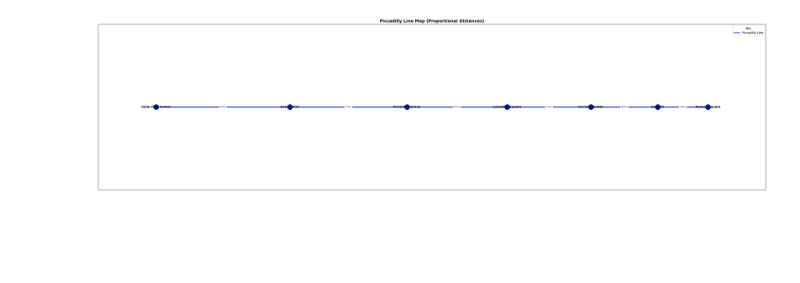
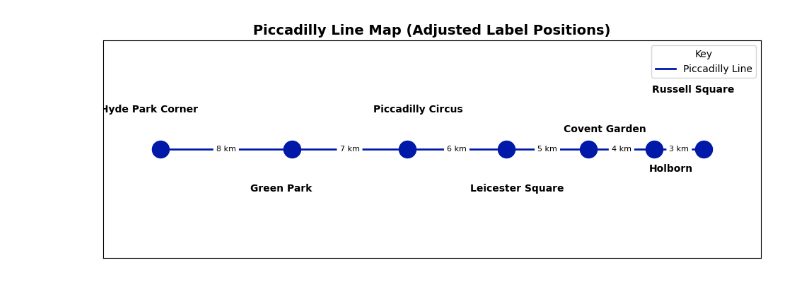
Before and after one commit to vutranquangminh/datavisualization, a Jupyter notebook: fake.ipynb, the cells around one changed output. Saved outputs shown, nothing was run; the diff lists cells and outputs as text; code cells hidden in the pictures; blank space fills up the shorter version.

```diff
--- a/fake.ipynb
+++ b/fake.ipynb
@@ -33,6 +33,23 @@ stations = {
     "Russell Square": (normalized_distances[6], 0.0),
 }
 
+# Custom label offsets (dx, dy) for each station
+label_offsets = {
+    "Hyde Park Corner": (-0.02, 0.02),
+    "Green Park": (-0.02, -0.02),
+    "Piccadilly Circus": (0.02, 0.02),
+    "Leicester Square": (0.02, -0.02),
+    "Covent Garden": (0.03, 0.01),
+    "Holborn": (0.03, -0.01),
+    "Russell Square": (-0.02, 0.03),
+}
+
+# Adjust label positions
+adjusted_positions = {}
+for station, pos in stations.items():
+    offset = label_offsets.get(station, (0, 0))
+    adjusted_positions[station] = (pos[0] + offset[0], pos[1] + offset[1])
+
 # ------------------- Graph Data Preparation -------------------
 G = nx.Graph()
 
@@ -45,35 +62,35 @@ color_mapping = "#0019A8"
 for (station1, station2), distance in distances.items():
     G.add_edge(station1, station2, weight=distance, color=color_mapping)
 
 # ------------------- Graph Visualization -------------------
-plt.figure(figsize=(40, 10))  # Adjust figure size for a horizontal layout
+plt.figure(figsize=(12, 4))  # Adjust figure size for a horizontal layout
 
 positions = nx.get_node_attributes(G, 'pos')
 edge_labels = {(u, v): f"{d['weight']} km" for u, v, d in G.edges(data=True)}
 edge_colors = [d['color'] for _, _, d in G.edges(data=True)]
 
 # Draw nodes
 nx.draw_networkx_nodes(G, pos=positions, node_size=300, node_color=color_mapping)
 
 # Draw edges
 nx.draw_networkx_edges(G, pos=positions, edge_color=edge_colors, width=2)
 
-# Draw labels for nodes
-nx.draw_networkx_labels(G, pos=positions, font_size=10, font_weight='bold')
+# Draw station labels with adjusted positions
+nx.draw_networkx_labels(G, pos=adjusted_positions, font_size=10, font_weight='bold')
 
 # Draw edge labels (distances)
 nx.draw_networkx_edge_labels(G, pos=positions, edge_labels=edge_labels, font_size=8)
 
 # Add legend
 legend_elements = [
     plt.Line2D([0], [0], color=color_mapping, lw=2, label='Piccadilly Line')
 ]
 plt.legend(handles=legend_elements, loc='upper right', fontsize=10, frameon=True, title="Key")
 
 # Add title
-plt.title("Piccadilly Line Map (Proportional Distances)", fontsize=14, fontweight='bold')
+plt.title("Piccadilly Line Map (Adjusted Label Positions)", fontsize=14, fontweight='bold')
 
 # Show the plot
 plt.show()
 # %% [output]
-[figure, old version]
+[figure, new version]
```
